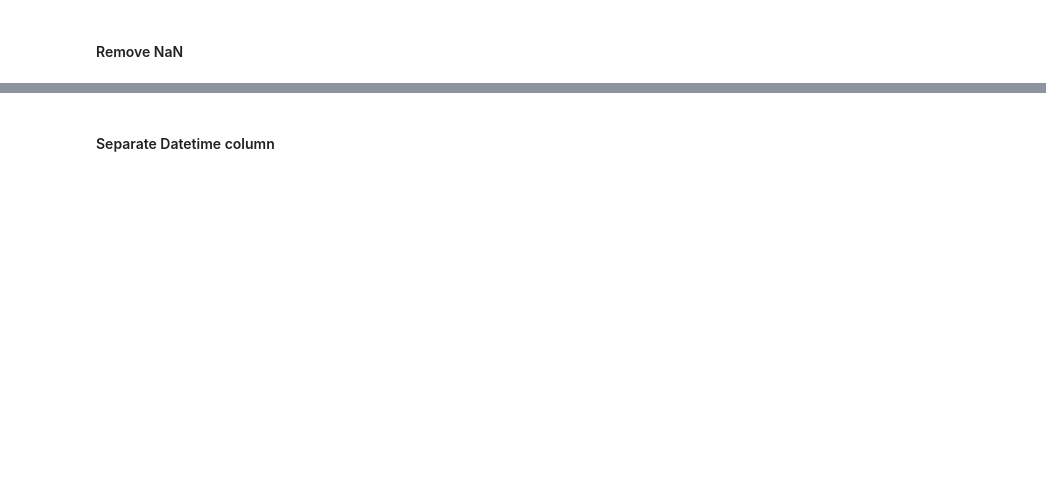
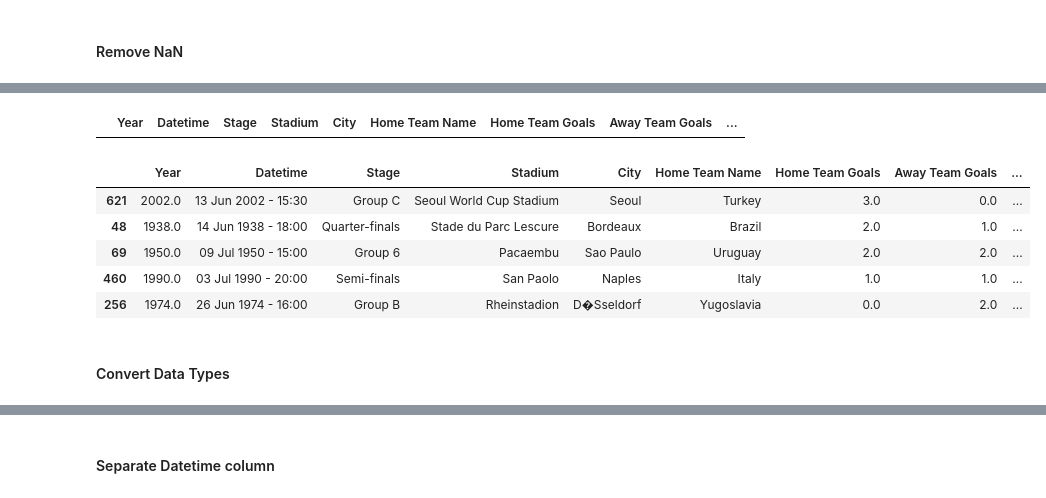
Before and after one commit to jodythai/world-cup-da, a Jupyter notebook: Team 6 - World Cup_Duong.ipynb, the cells around one changed output, grey strips where cells are left out. Drawn from its saved outputs; the diff is of its cells as text; code cells hidden in the pictures; blank space fills up the shorter version.

```diff
--- a/Team 6 - World Cup_Duong.ipynb
+++ b/Team 6 - World Cup_Duong.ipynb
@@ -114 +97,6 @@ df_matches
+# %%
+# Get the 2 rows with Attendance is NaN
+df_matches[df_matches["Attendance"].isnull()]
+# %% [output]
+|  | Year | Datetime | Stage | Stadium | City | Home Team Name | Home Team Goals | Away Team Goals | ... |
 # %%
@@ -116,3 +105,14 @@ df_matches
 df_matches = df_matches.fillna('')
 df_players = df_players.fillna('')
 df_winners = df_winners_raw.fillna('')
+# %%
+df_matches.sample(5)
+# %% [output]
+|  | Year | Datetime | Stage | Stadium | City | Home Team Name | Home Team Goals | Away Team Goals | ... |
+| 621 | 2002.0 | 13 Jun 2002 - 15:30 | Group C | Seoul World Cup Stadium | Seoul | Turkey | 3.0 | 0.0 | ... |
+| 48 | 1938.0 | 14 Jun 1938 - 18:00 | Quarter-finals | Stade du Parc Lescure | Bordeaux | Brazil | 2.0 | 1.0 | ... |
+| 69 | 1950.0 | 09 Jul 1950 - 15:00 | Group 6 | Pacaembu | Sao Paulo | Uruguay | 2.0 | 2.0 | ... |
+| 460 | 1990.0 | 03 Jul 1990 - 20:00 | Semi-finals | San Paolo | Naples | Italy | 1.0 | 1.0 | ... |
+| 256 | 1974.0 | 26 Jun 1974 - 16:00 | Group B | Rheinstadion | D�Sseldorf | Yugoslavia | 0.0 | 2.0 | ... |
+# %% [markdown]
+#### Convert Data Types
```
Also changed, not shown: parts of 31 cells of this notebook.
